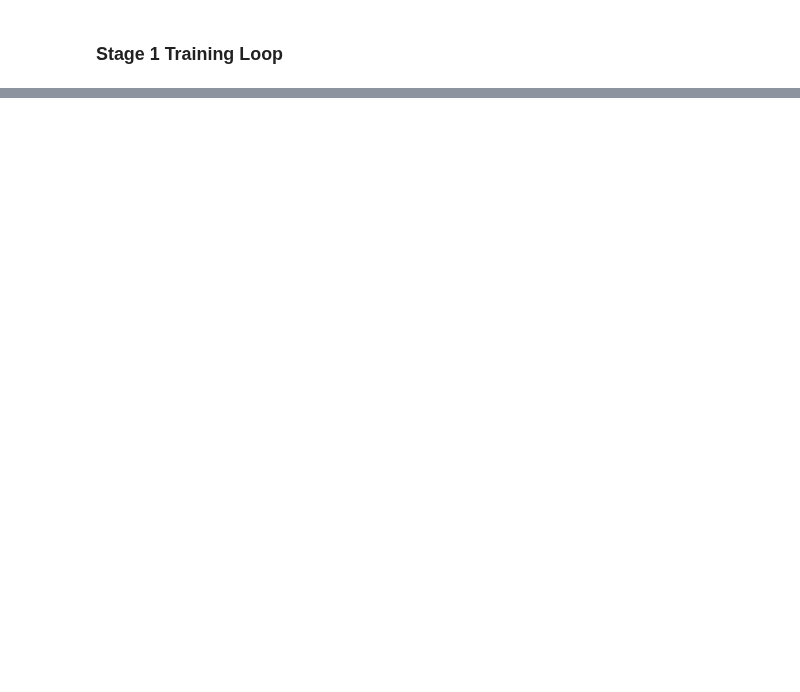
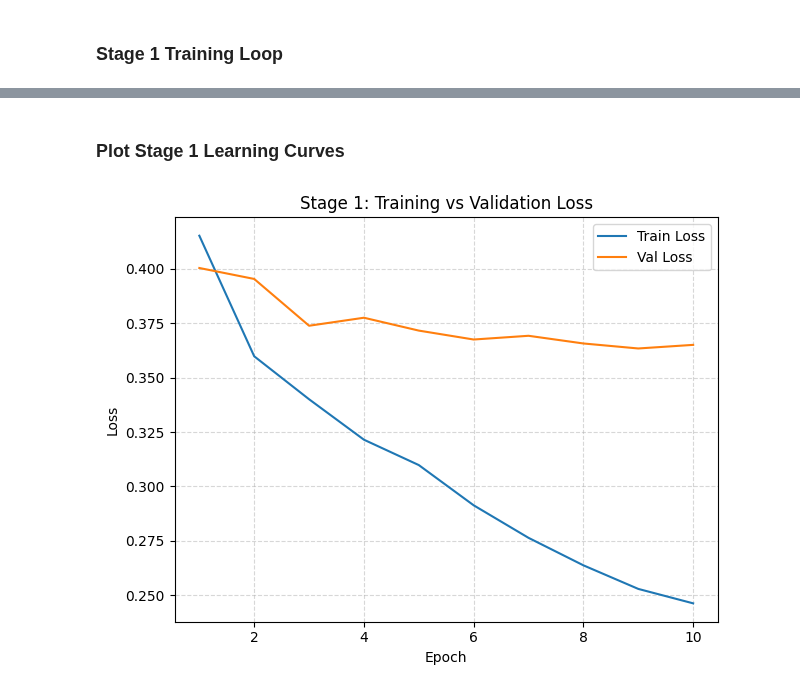
Before and after one commit to seanmcgowanx/coral-reef-classification, a Jupyter notebook: notebooks/resnet50.ipynb, the cells around one changed output, grey strips where cells are left out. Cells and saved outputs as stored; diff of their text form; code cells hidden in the pictures; blank space fills up the shorter version.

Commit message:
Completed stage 1 training

```diff
--- a/notebooks/resnet50.ipynb
+++ b/notebooks/resnet50.ipynb
@@ -222,7 +196,7 @@ model.fc = nn.Linear(num_features, num_classes)
 model = model.to(device)
 
 # Loss function for multi-label classification
-criterion = nn.BCEWithLogsitsLoss()
+criterion = nn.BCEWithLogitsLoss()
 
 # Optimizer
 optimizer = optim.Adam(
@@ -384,5 +364,5 @@ def train_stage_1(
 # %%
-best_f1 = train_stage_1(
+history = train_stage_1(
     model=model,
     train_loader=train_loader,
     val_loader=val_loader,
@@ -390,6 +370,5 @@ best_f1 = train_stage_1(
     optimizer=optimizer,
     scheduler=scheduler,
     device=device,
-    num_epochs=10,
-    ckpt_path="resnet50_stage1_best.pth"
+    num_epochs=10
 )
@@ -395,0 +393,20 @@ best_f1 = train_stage_1(
+# %% [markdown]
+### Plot Stage 1 Learning Curves
+# %%
+epochs = range(1, len(history["train_loss"]) + 1)
+
+plt.figure(figsize=(12, 5))
+
+# Loss Curve
+plt.subplot(1, 2, 1)
+plt.plot(epochs, history["train_loss"], label="Train Loss")
+plt.plot(epochs, history["val_loss"], label="Val Loss")
+plt.title("Stage 1: Training vs Validation Loss")
+plt.xlabel("Epoch")
+plt.ylabel("Loss")
+plt.grid(True, linestyle="--", alpha=0.5)
+plt.legend()
+plt.tight_layout()
+plt.show()
+# %% [output]
+[figure, added]
```
Also changed, not shown: parts of 8 cells of this notebook.
